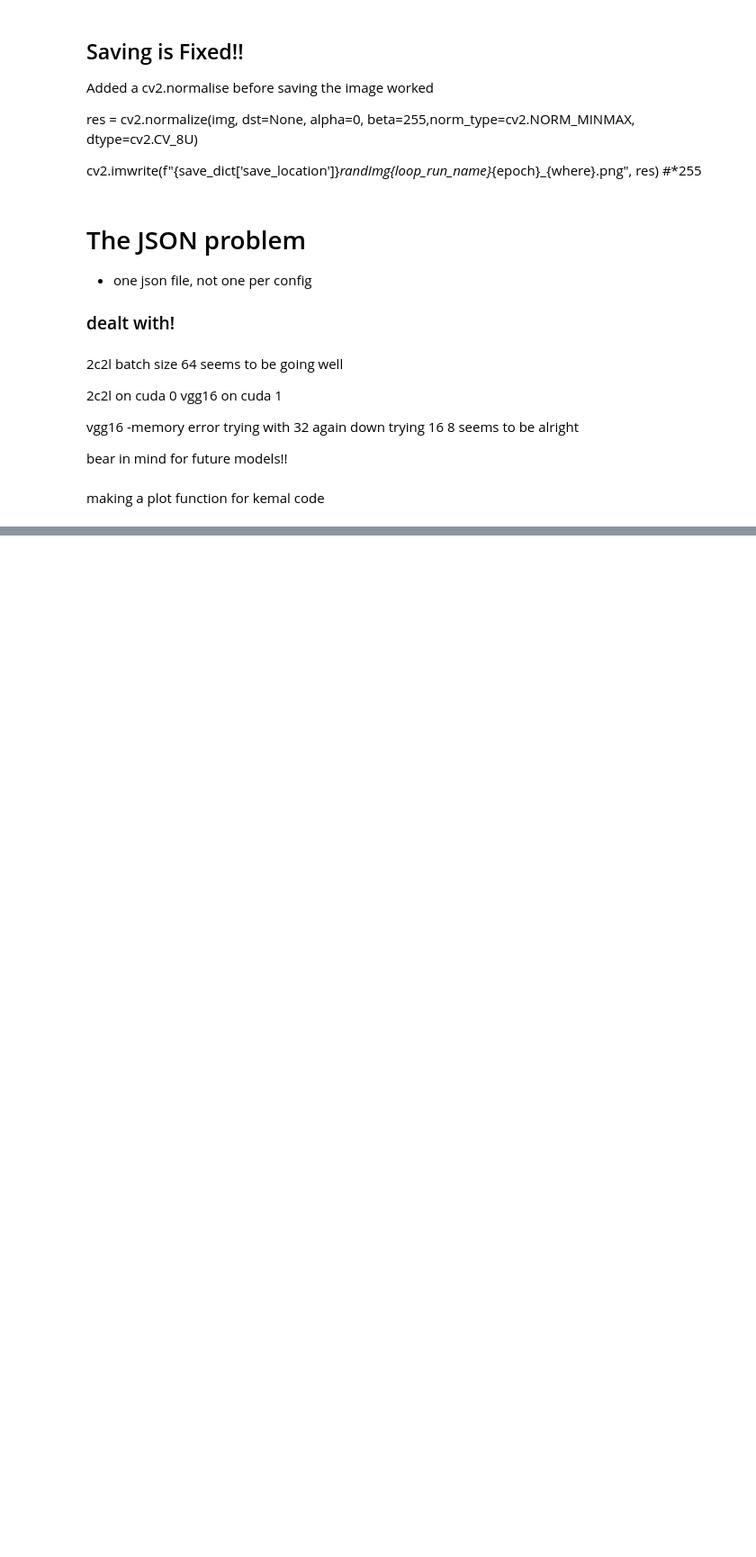
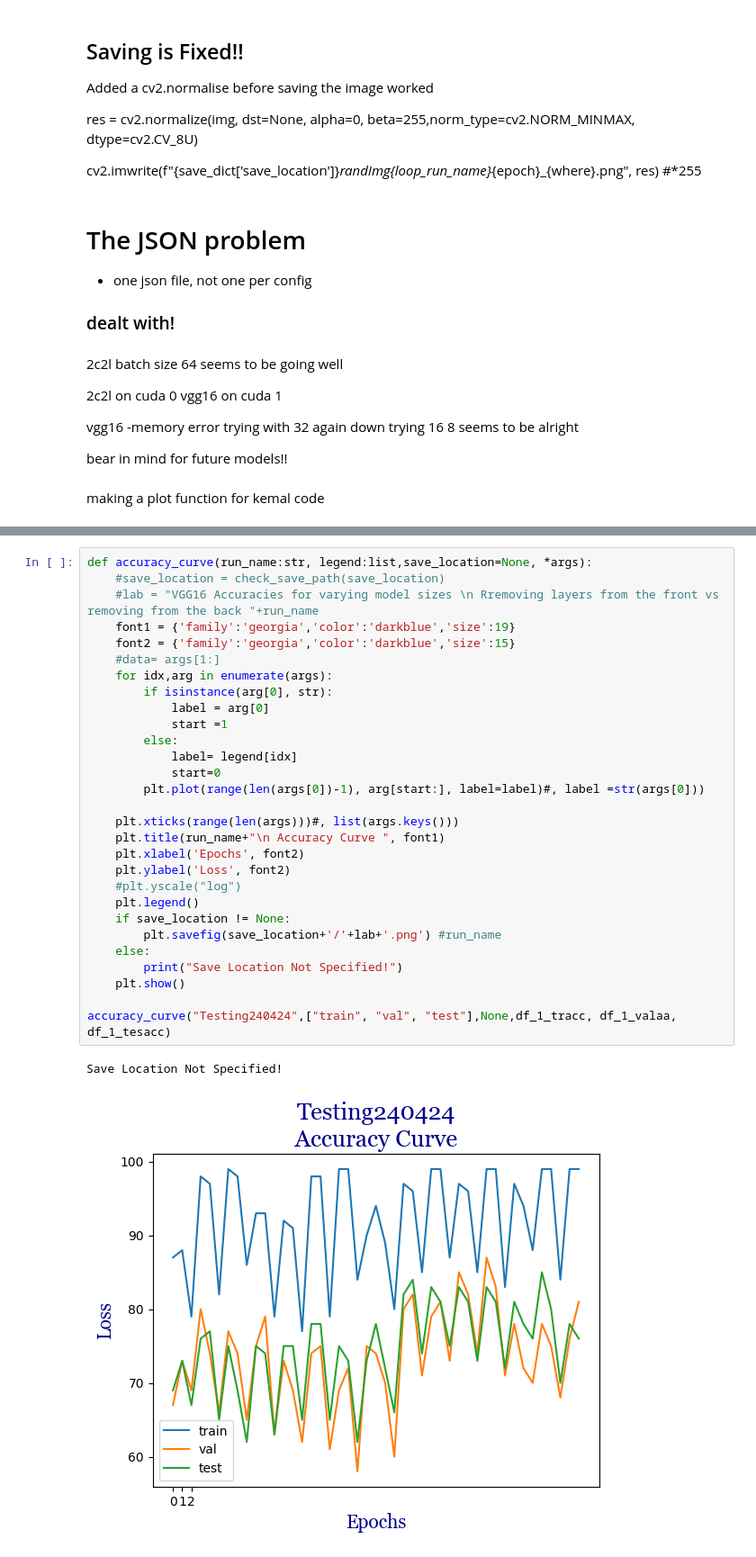
Before and after one commit to Naybellez/antvis, a Jupyter notebook: optics/Captains_Log/CaptainsLog_Stardate_160424.ipynb, the cells around one changed output, grey strips where cells are left out. Shown at 90% size. Saved outputs shown, nothing was run; the diff lists cells and outputs as text; blank space fills up the shorter version.

```diff
--- a/optics/Captains_Log/CaptainsLog_Stardate_160424.ipynb
+++ b/optics/Captains_Log/CaptainsLog_Stardate_160424.ipynb
@@ -280,0 +421,32 @@ learning_curve(dict1, dict2, save_loc, run_name= '')
+# %%
+def accuracy_curve(run_name:str, legend:list,save_location=None, *args):
+    #save_location = check_save_path(save_location)
+    #lab = "VGG16 Accuracies for varying model sizes \n Rremoving layers from the front vs removing from the back "+run_name
+    font1 = {'family':'georgia','color':'darkblue','size':19}
+    font2 = {'family':'georgia','color':'darkblue','size':15}
+    #data= args[1:]
+    for idx,arg in enumerate(args):
+        if isinstance(arg[0], str):
+            label = arg[0]
+            start =1
+        else:
+            label= legend[idx]
+            start=0
+        plt.plot(range(len(args[0])-1), arg[start:], label=label)#, label =str(args[0]))
+
+    plt.xticks(range(len(args)))#, list(args.keys()))
+    plt.title(run_name+"\n Accuracy Curve ", font1)
+    plt.xlabel('Epochs', font2)
+    plt.ylabel('Loss', font2)
+    #plt.yscale("log")
+    plt.legend()
+    if save_location != None:
+        plt.savefig(save_location+'/'+lab+'.png') #run_name
+    else:
+        print("Save Location Not Specified!")
+    plt.show()
+
+accuracy_curve("Testing240424",["train", "val", "test"],None,df_1_tracc, df_1_valaa, df_1_tesacc)
+# %% [output]
+Save Location Not Specified!
+[figure, added]
```
Also changed, not shown: parts of 10 cells of this notebook, 4 other files.
